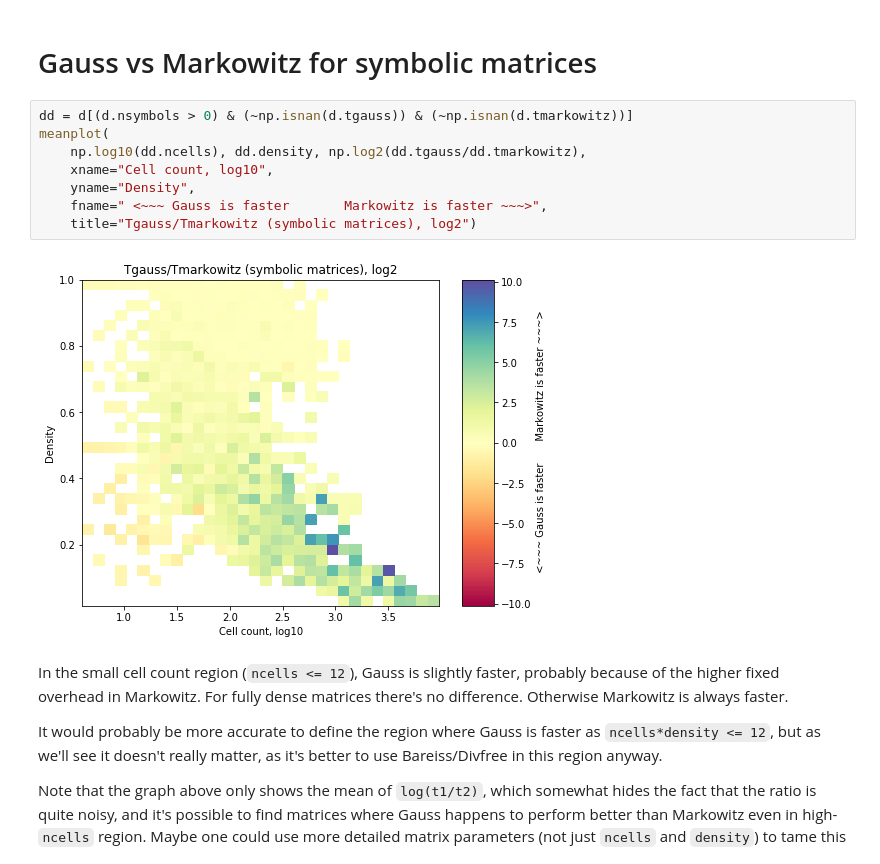
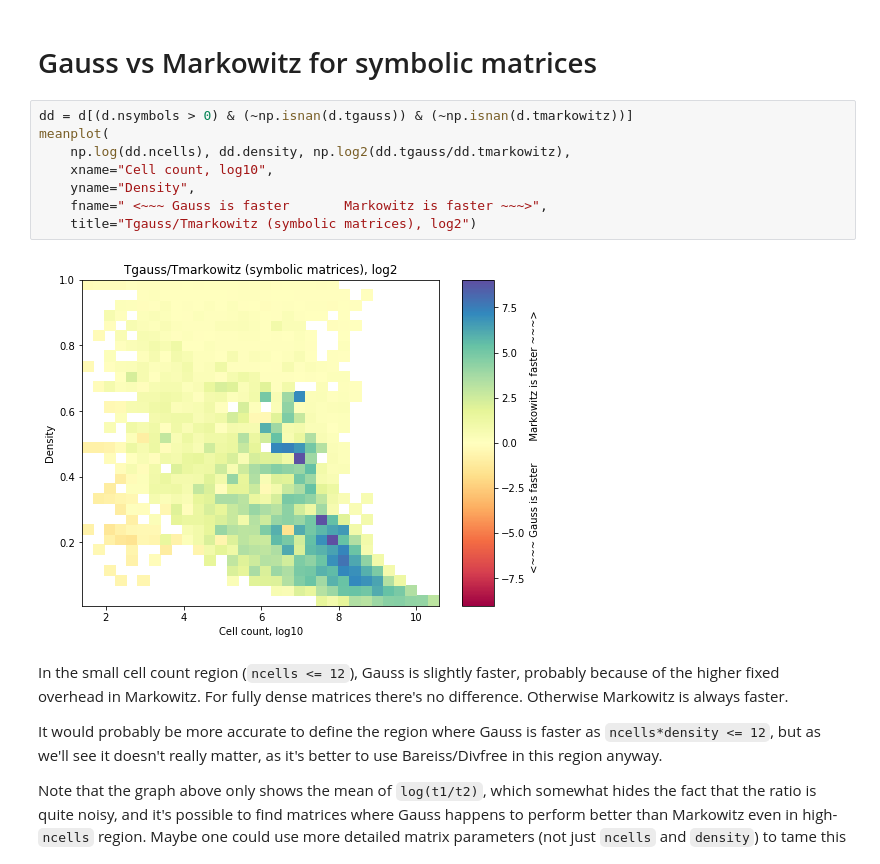
Before and after one commit to magv/ginac-matrix-solve-bench, a Jupyter notebook: analysis.ipynb, the cells around one changed output. Cells and saved outputs as stored; diff of their text form.

```diff
--- a/analysis.ipynb
+++ b/analysis.ipynb
@@ -71,13 +71,13 @@ The conclusion is to never use Bareiss or Divfree for numerical matrices.
 # %%
 dd = d[(d.nsymbols > 0) & (~np.isnan(d.tgauss)) & (~np.isnan(d.tmarkowitz))]
 meanplot(
-    np.log10(dd.ncells), dd.density, np.log2(dd.tgauss/dd.tmarkowitz),
+    np.log(dd.ncells), dd.density, np.log2(dd.tgauss/dd.tmarkowitz),
     xname="Cell count, log10",
     yname="Density",
     fname=" <~~~ Gauss is faster       Markowitz is faster ~~~>",
     title="Tgauss/Tmarkowitz (symbolic matrices), log2")
 # %% [output]
-[figure, old version]
+[figure, new version]
 # %% [markdown]
 In the small cell count region (`ncells <= 12`), Gauss is slightly faster, probably because of the higher fixed overhead in Markowitz. For fully dense matrices there's no difference. Otherwise Markowitz is always faster.
 
```
Also changed, not shown: parts of 6 cells of this notebook, 1 other file.
